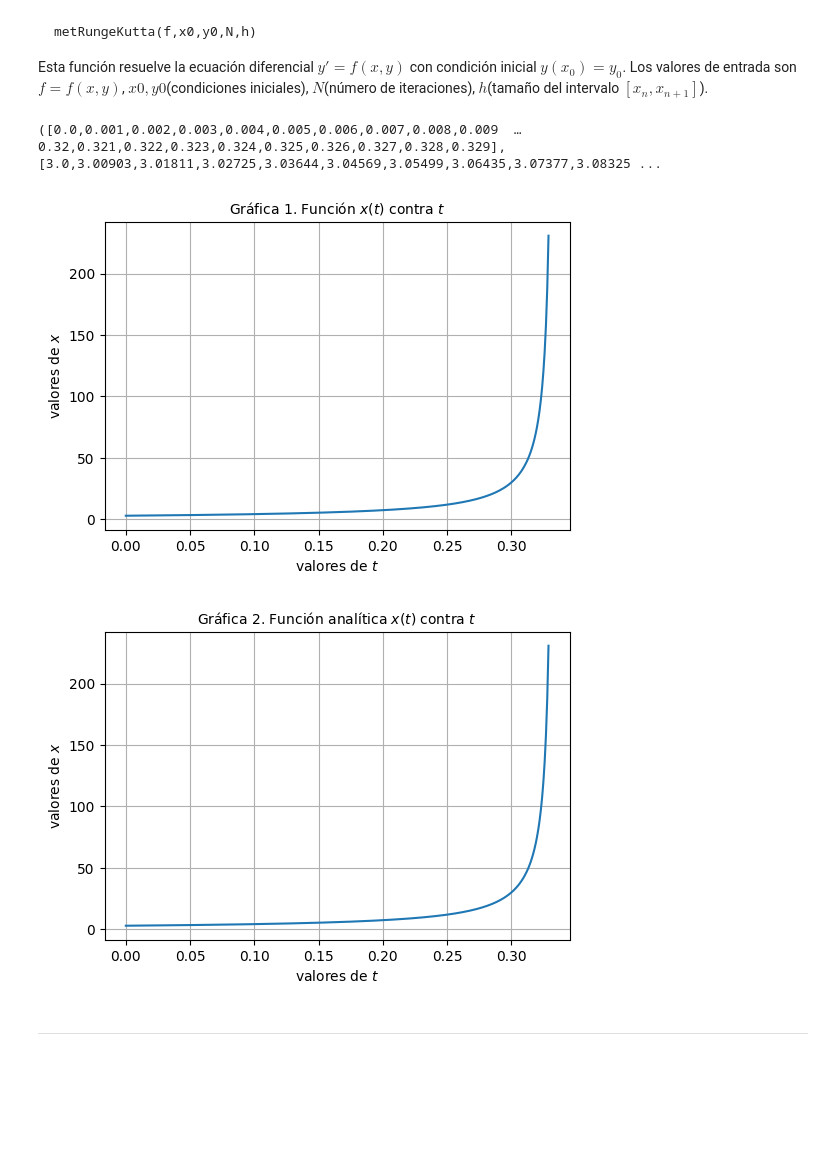
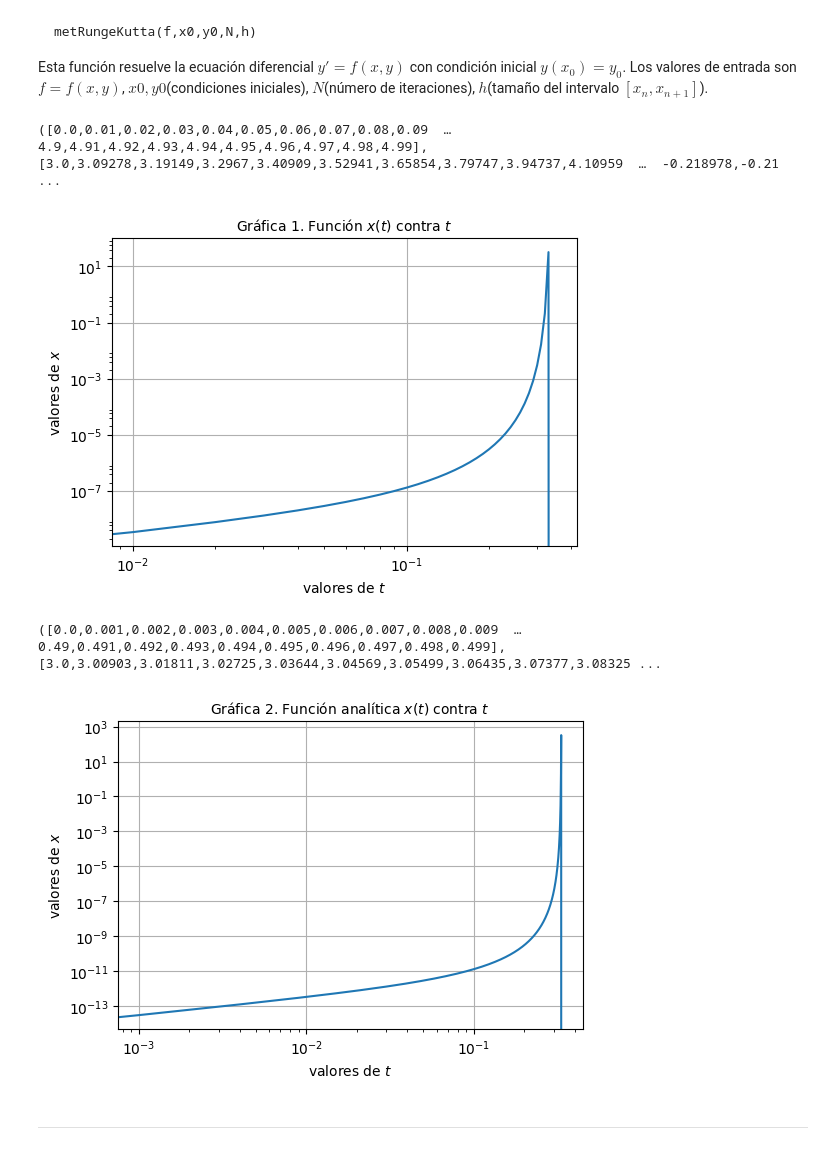
Before and after one commit to lbenet/2017-2_TSFisComputacional-1, a Jupyter notebook: tareas/rene/Tarea6.ipynb, the cells around one changed output. Drawn from its saved outputs; the diff is of its cells as text; code cells hidden in the pictures; blank space fills up the shorter version.

```diff
--- a/tareas/rene/Tarea6.ipynb
+++ b/tareas/rene/Tarea6.ipynb
@@ -34,0 +106,6 @@ x^2,x^3,x^4,x^5
+# %%
+x0=3.0
+ϵ=1e-20
+N=17
+tf=0.5
+z,s,a=solecuacion(x0,ϵ,N,tf)
@@ -34,0 +138,4 @@ x^2,x^3,x^4,x^5
+# %%
+#Aumento el orden del polinomio
+N=25
+z,s,a=solecuacion(x0,ϵ,N,tf)
@@ -120,32 +250,44 @@ Esta función resuelve la ecuación diferencial $y'=f(x,y)$ con condición inici
 # %%
 f(t,x)=x^2  #ecuación diferencial
 g(t)=3/(1-3t) #solución analítica a la ecuación diferencial
-h=0.001
-N=330
+h=0.01
+N=500
 x0=0.0 #valor de t_0=0.0
 y0=3.0 #valor de x0=3.0
 (t,x)=metRungeKutta(f,x0,y0,N,h)
 (a,b)=funcion(g,N,h)
 # %% [output]
-([0.0,0.001,0.002,0.003,0.004,0.005,0.006,0.007,0.008,0.009  …  0.32,0.321,0.322,0.323,0.324,0.325,0.326,0.327,0.328,0.329],[3.0,3.00903,3.01811,3.02725,3.03644,3.04569,3.05499,3.06435,3.07377,3.08325 ...
+([0.0,0.01,0.02,0.03,0.04,0.05,0.06,0.07,0.08,0.09  …  4.9,4.91,4.92,4.93,4.94,4.95,4.96,4.97,4.98,4.99],[3.0,3.09278,3.19149,3.2967,3.40909,3.52941,3.65854,3.79747,3.94737,4.10959  …  -0.218978,-0.21 ...
 # %%
 figure(figsize=(6,4)) # este comando define el tamaño de la figura
-plot(t,x)    # este comando pinta la función f'(x);
+plot(t,b-x)    # este comando pinta la función f'(x);
+#plot(a,b)
 title(L"Gráfica 1. Función $x(t)$ contra $t$", fontsize=10)
 xlabel(L"valores de $t$")
 ylabel(L"valores de $x$")
+xscale("log")
+yscale("log")
 grid()
 # %% [output]
-[figure, old version]
+[figure, new version]
+# %%
+#cambio el tamaño del paso h a h=0.001
+h=0.001
+(t,x)=metRungeKutta(f,x0,y0,N,h)
+(a,b)=funcion(g,N,h)
+# %% [output]
+([0.0,0.001,0.002,0.003,0.004,0.005,0.006,0.007,0.008,0.009  …  0.49,0.491,0.492,0.493,0.494,0.495,0.496,0.497,0.498,0.499],[3.0,3.00903,3.01811,3.02725,3.03644,3.04569,3.05499,3.06435,3.07377,3.08325 ...
 # %%
 figure(figsize=(6,4)) # este comando define el tamaño de la figura
-plot(a,b)    # este comando pinta la función f'(x);
+plot(a,b-x)    # este comando pinta la función f'(x);
 title(L"Gráfica 2. Función analítica $x(t)$ contra $t$", fontsize=10)
 xlabel(L"valores de $t$")
 ylabel(L"valores de $x$")
+xscale("log")
+yscale("log")
 grid()
 # %% [output]
-[figure, old version]
+[figure, new version]
 # %% [markdown]
 ---
 # %% [markdown]
```
Also changed, not shown: parts of 17 cells of this notebook.
